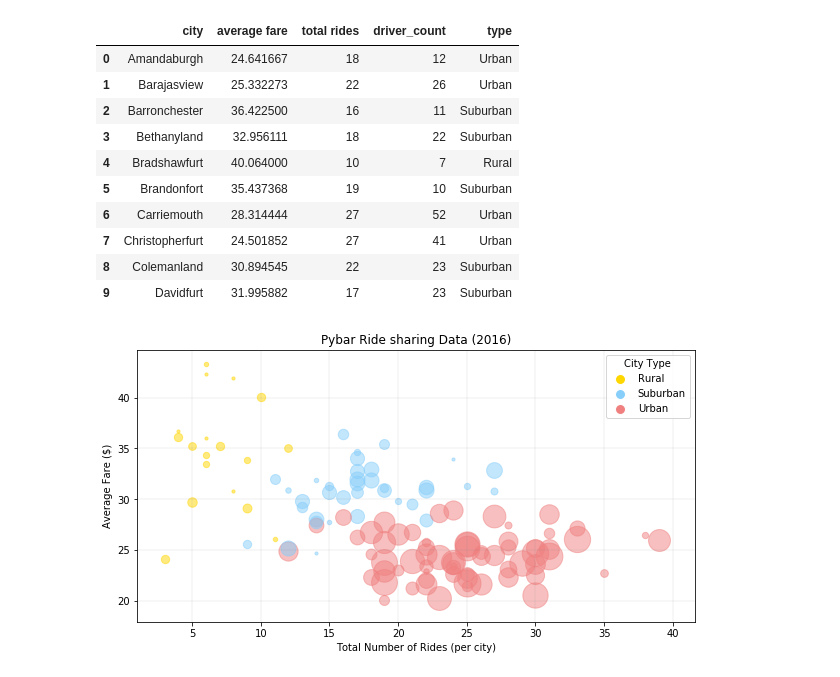
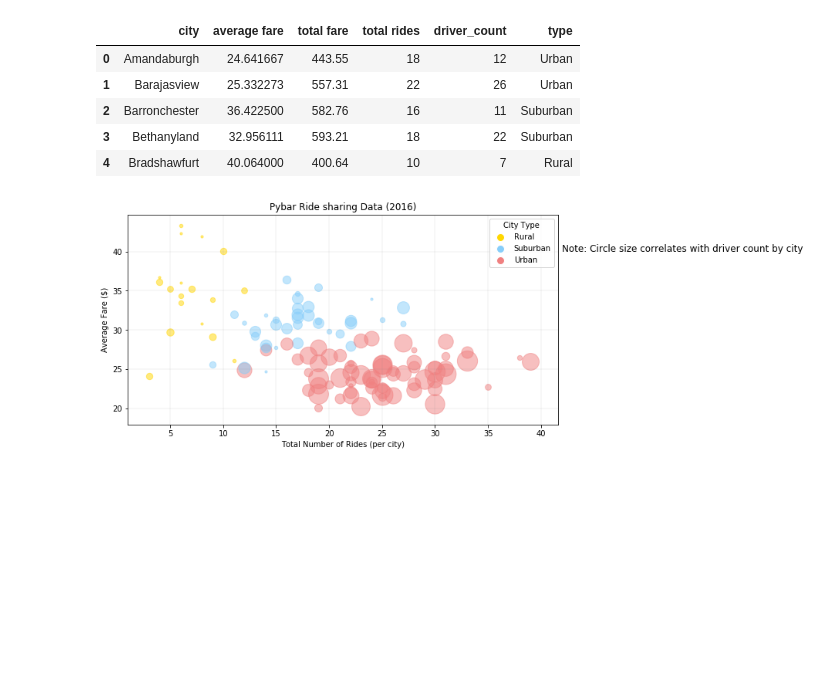
Before and after one commit to Vangroovy/Matplotlib, a Jupyter notebook: Pyber.ipynb, the cells around one changed output. Saved outputs shown, nothing was run; the diff lists cells and outputs as text; code cells hidden in the pictures; blank space fills up the shorter version.

```diff
--- a/Pyber.ipynb
+++ b/Pyber.ipynb
@@ -58,7 +16,6 @@ city_data_df
 # %%
-#Summarize the average fare by city
+#Calculate the statistics
 city_data_summary = ride_data_df[['city', 'fare']]
-#city_data_summary.head()
-fare_by_city= city_data_summary.groupby(['city'])['fare'].mean()
-rides_by_city= city_data_summary.groupby(['city'])['fare'].count()
-fare_by_city
+fare_by_city = city_data_summary.groupby(['city'])['fare'].mean()
+rides_by_city = city_data_summary.groupby(['city'])['fare'].count()
+total_fares_by_city = city_data_summary.groupby(['city'])["fare"].sum()
@@ -83,23 +22,17 @@ Name: fare, Length: 120, dtype: float64
 # %%
-#rides_by_city.head(100)
-city_summary = pd.DataFrame({'average fare':fare_by_city,"total rides": rides_by_city})
-city_summary.head()
+#Create a summarized table for the city to merge with the rides by city
+city_summary = pd.DataFrame({'average fare':fare_by_city,'total fare':total_fares_by_city,"total rides": rides_by_city})
 
 #Combine the data into a single dataset
 ride_share_data= pd.merge(city_summary, city_data_df, how='outer', on='city')
-ride_share_data.head(10)
+ride_share_data.head()
 # %% [output]
-|  | city | average fare | total rides | driver_count | type |
-| 0 | Amandaburgh | 24.641667 | 18 | 12 | Urban |
-| 1 | Barajasview | 25.332273 | 22 | 26 | Urban |
-| 2 | Barronchester | 36.422500 | 16 | 11 | Suburban |
-| 3 | Bethanyland | 32.956111 | 18 | 22 | Suburban |
-| 4 | Bradshawfurt | 40.064000 | 10 | 7 | Rural |
-| 5 | Brandonfort | 35.437368 | 19 | 10 | Suburban |
-| 6 | Carriemouth | 28.314444 | 27 | 52 | Urban |
-| 7 | Christopherfurt | 24.501852 | 27 | 41 | Urban |
-| 8 | Colemanland | 30.894545 | 22 | 23 | Suburban |
-| 9 | Davidfurt | 31.995882 | 17 | 23 | Suburban |
+|  | city | average fare | total fare | total rides | driver_count | type |
+| 0 | Amandaburgh | 24.641667 | 443.55 | 18 | 12 | Urban |
+| 1 | Barajasview | 25.332273 | 557.31 | 22 | 26 | Urban |
+| 2 | Barronchester | 36.422500 | 582.76 | 16 | 11 | Suburban |
+| 3 | Bethanyland | 32.956111 | 593.21 | 18 | 22 | Suburban |
+| 4 | Bradshawfurt | 40.064000 | 400.64 | 10 | 7 | Rural |
 # %%
 #Obtain the x and y coordinates for each of the three city types
 
@@ -107,35 +40,37 @@ def scatterplot(ride_share_data,x, y):
 
     fig, ax = plt.subplots(figsize=(10,5))
 
     #assign the color to each data point
     colors = ride_share_data['type'].replace(['Rural','Suburban','Urban'], ['gold','lightskyblue','lightcoral'])
 
     #iterate through the dataset plotting each data point and assinging it to the corresponding color and size
     for i in range (len(ride_share_data)):
+
         #define the size of the dot
         size = ride_share_data["driver_count"]*10
 
         #plot each dot
         plt.scatter(x.loc[i],y.loc[i], alpha=0.50, color=colors[i], s=size[i])
 
     #add labels
     plt.title('Pybar Ride sharing Data (2016)')
     plt.xlabel('Total Number of Rides (per city)')
     plt.ylabel('Average Fare ($)')
 
     #add gridlines
-    ax.grid(color='grey', linestyle='-', linewidth = 0.25, alpha = 0.5)
+    ax.grid(color='grey', linestyle='-', linewidth=0.25, alpha=0.5)
 
 scatterplot(ride_share_data, ride_share_data['total rides'], ride_share_data['average fare'])
 
 #add legend
 markers = [Line2D([0], [0], marker='o', markerfacecolor='gold', label='Rural', markersize=10, color='w'),
            Line2D([0], [0], marker='o', markerfacecolor='lightskyblue', label='Suburban', markersize=10, color='w'),
            Line2D([0], [0], marker='o', markerfacecolor='lightcoral', label='Urban', markersize=10, color='w')]
 plt.legend(handles=markers, loc="best", title='City Type')
+plt.text(42, 40,"Note: Circle size correlates with driver count by city", fontsize=12)
 plt.show()
 # %% [output]
-[figure, old version]
+[figure, new version]
 # %%
 #Total Rides by City Type
 #Calculate total ride by city type
```
Also changed, not shown: parts of 7 cells of this notebook.
